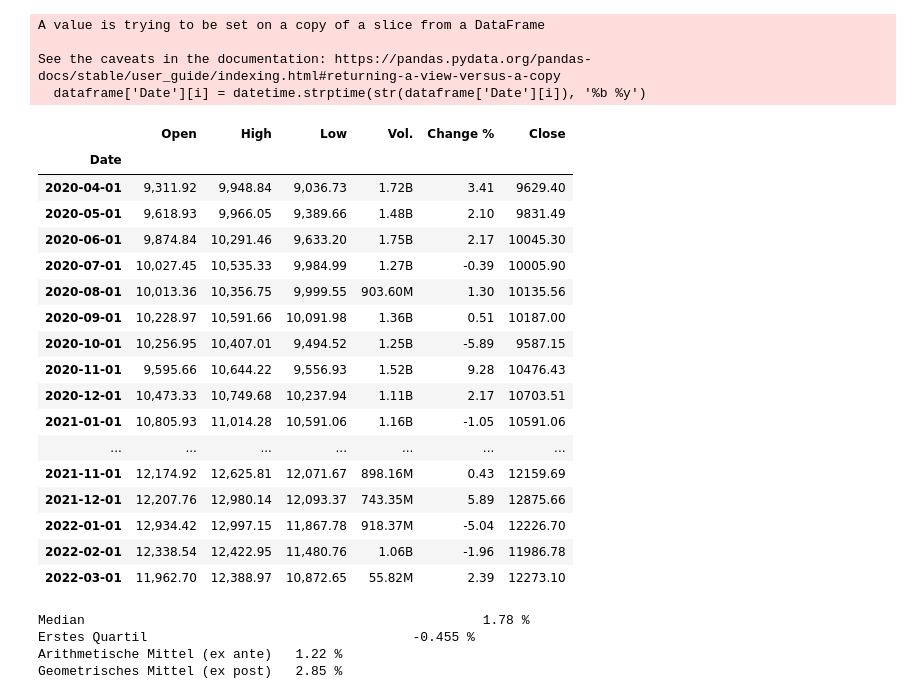
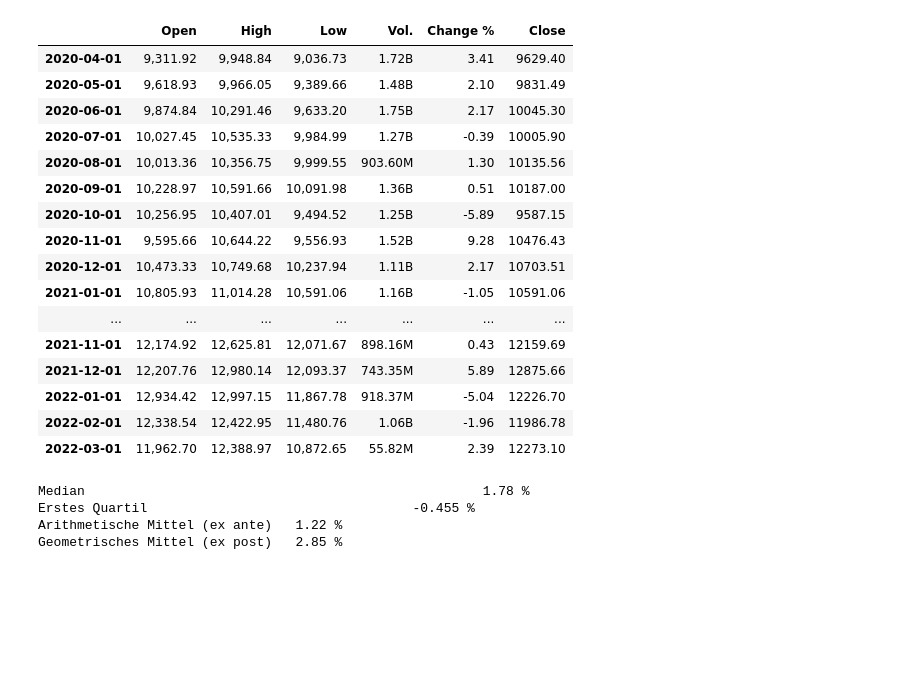
Before and after one commit to TobiasFatzer/STAT_Abgabe, a Jupyter notebook: STAT.ipynb, the cells around one changed output. Saved outputs shown, nothing was run; the diff lists cells and outputs as text; code cells hidden in the pictures; blank space fills up the shorter version.

```diff
--- a/STAT.ipynb
+++ b/STAT.ipynb
@@ -8,34 +9,31 @@ from dateutil.relativedelta import relativedelta
 # %%
 #os.path.dirname(os.path.realpath('SMI_Historical_Data.csv') gets local path to this file and then adds the File to path so File is selected
 dataframe = pd.read_csv(os.path.dirname(os.path.realpath('SMI_Historical_Data.csv')) + '/SMI_Historical_Data.csv')
 
 #Gets Column Price and replaces the "," with nothing so that the value can be read as float, then gets cast to float and written into Close column; Same goes for column Change %
 dataframe['Close'] = dataframe['Price'].str.replace(',', '').astype(float)
 dataframe['Change %'] = dataframe['Change %'].str.replace('%', '').astype(float)
 
 #Turns around the dataset, since the dataset int he csv File is somehow in the wrong way around (The Closest Date is First)
 dataframe = dataframe.iloc[::-1]
 
 #Iterates through Date Column and replaces existing value with datetime value
+datelist = []
 for i in range(0, len(dataframe.index)):
-    dataframe['Date'][i] = datetime.strptime(str(dataframe['Date'][i]), '%b %y')
+   datelist.append(datetime.strptime(str(dataframe['Date'][i]), '%b %y'))
 
 #Puts the Column Date as Index for the Dataframe
-dataframe.index = dataframe['Date']
+datelist = datelist[::-1]
+dataframe.index = datelist
 
 #Drops Column Date since It's now the index and drop column Price to prevent confusion
 dataframe.drop('Date', axis=1, inplace=True)
 dataframe.drop('Price', axis=1, inplace=True)
 
 
 dataframe
 # %% [output]
-A value is trying to be set on a copy of a slice from a DataFrame
-
-See the caveats in the documentation: https://pandas.pydata.org/pandas-docs/stable/user_guide/indexing.html#returning-a-view-versus-a-copy
-  dataframe['Date'][i] = datetime.strptime(str(dataframe['Date'][i]), '%b %y')
 |  | Open | High | Low | Vol. | Change % | Close |
-| Date |  |  |  |  |  |  |
 | 2020-04-01 | 9,311.92 | 9,948.84 | 9,036.73 | 1.72B | 3.41 | 9629.40 |
 | 2020-05-01 | 9,618.93 | 9,966.05 | 9,389.66 | 1.48B | 2.10 | 9831.49 |
 | 2020-06-01 | 9,874.84 | 10,291.46 | 9,633.20 | 1.75B | 2.17 | 10045.30 |
```
Also changed, not shown: parts of 5 cells of this notebook, 5 other files.
